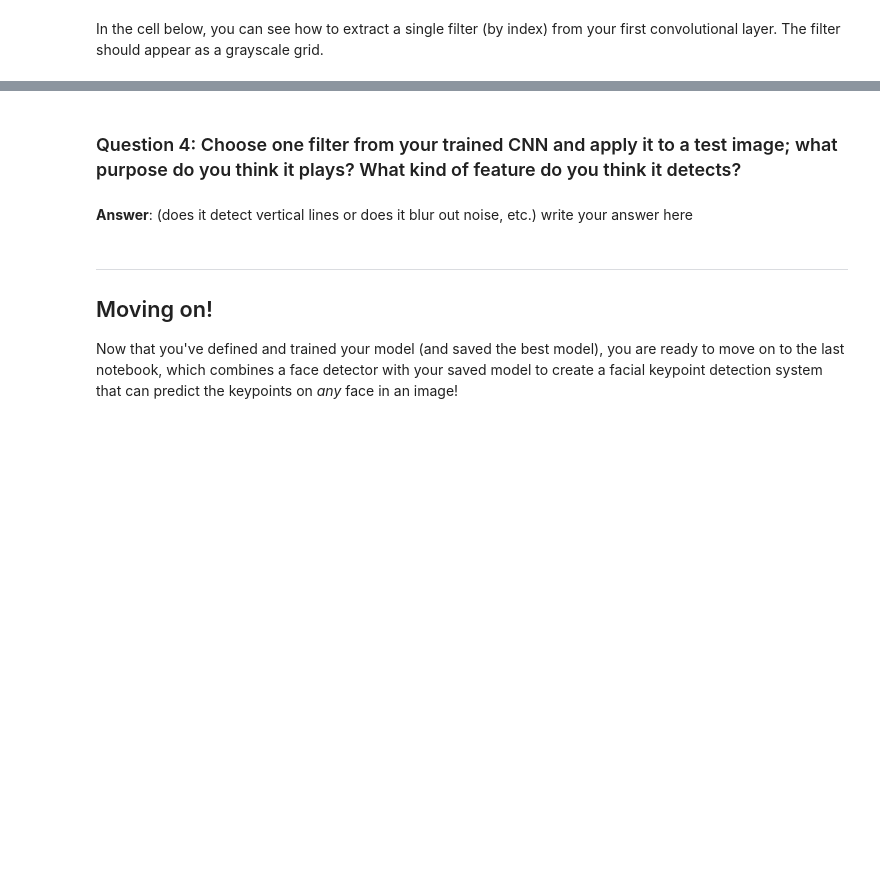
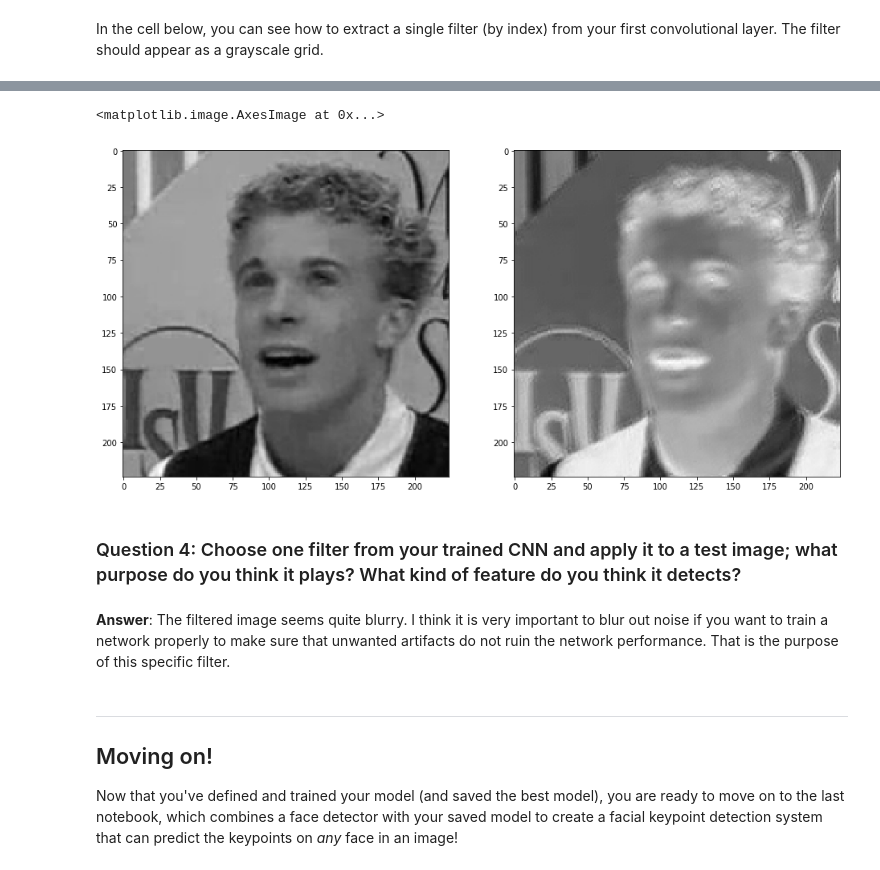
Before and after one commit to udacity/P1_Facial_Keypoints, a Jupyter notebook: 2. Define the Network Architecture.ipynb, the cells around one changed output, grey strips where cells are left out. Saved outputs shown, nothing was run; the diff lists cells and outputs as text; code cells hidden in the pictures; blank space fills up the shorter version.

```diff
--- a/2. Define the Network Architecture.ipynb
+++ b/2. Define the Network Architecture.ipynb
@@ -356,3 +461,14 @@ train_net(n_epochs)
 ## Test data
 
 See how your model performs on previously unseen, test data. We've already loaded and transformed this data, similar to the training data. Next, run your trained model on these images to see what kind of keypoints are produced. You should be able to see if your model is fitting each new face it sees, if the points are distributed randomly, or if the points have actually overfitted the training data and do not generalize.
+# %%
+from model_test import Net
+net = Net()
+
+## TODO: load the best saved model parameters (by your path name)
+## You'll need to un-comment the line below and add the correct name for *your* saved model
+#net.load_state_dict(torch.load('saved_models/keypoints_model_1_4conv_3dense_bs10_lr001.pt'))
+net.load_state_dict(torch.load('saved_models/model_test_keypoints_model_paper_smoothL1_25epochs.pt'))
+
+## print out your net and prepare it for testing (uncomment the line below)
+net.eval()
@@ -425,13 +583,28 @@ Next, choose a test image and filter it with one of the convolutional kernels in
 ---
 # %%
 ##TODO: load in and display any image from the transformed test dataset
+import cv2
+img_tmp = test_images[0].data   # get the image from it's Variable wrapper
+img_tmp = img_tmp.numpy()   # convert to numpy array from a Tensor
+img_tmp = np.transpose(img_tmp, (1, 2, 0))
+filt_tmp = w[7][0]
+img_filt = cv2.filter2D(img_tmp, -1, filt_tmp)
+
+plt.figure(figsize=(16, 8))
+plt.subplot(121)
+plt.imshow(np.squeeze(img_tmp), cmap='gray')
+plt.subplot(122)
+plt.imshow(np.squeeze(img_filt), cmap='gray')
 
 ## TODO: Using cv's filter2D function,
 ## apply a specific set of filter weights (like the one displayed above) to the test image
+# %% [output]
+<matplotlib.image.AxesImage at 0x...>
+[figure, added]
 # %% [markdown]
 ### Question 4: Choose one filter from your trained CNN and apply it to a test image; what purpose do you think it plays? What kind of feature do you think it detects?
-# %% [markdown]
-**Answer**: (does it detect vertical lines or does it blur out noise, etc.) write your answer here
+# %% [markdown]
+**Answer**: The filtered image seems quite blurry. I think it is very important to blur out noise if you want to train a network properly to make sure that unwanted artifacts do not ruin the network performance. That is the purpose of this specific filter.
 # %% [markdown]
 ---
 ## Moving on!
```
Also changed, not shown: parts of 29 cells of this notebook, 2 other files.
